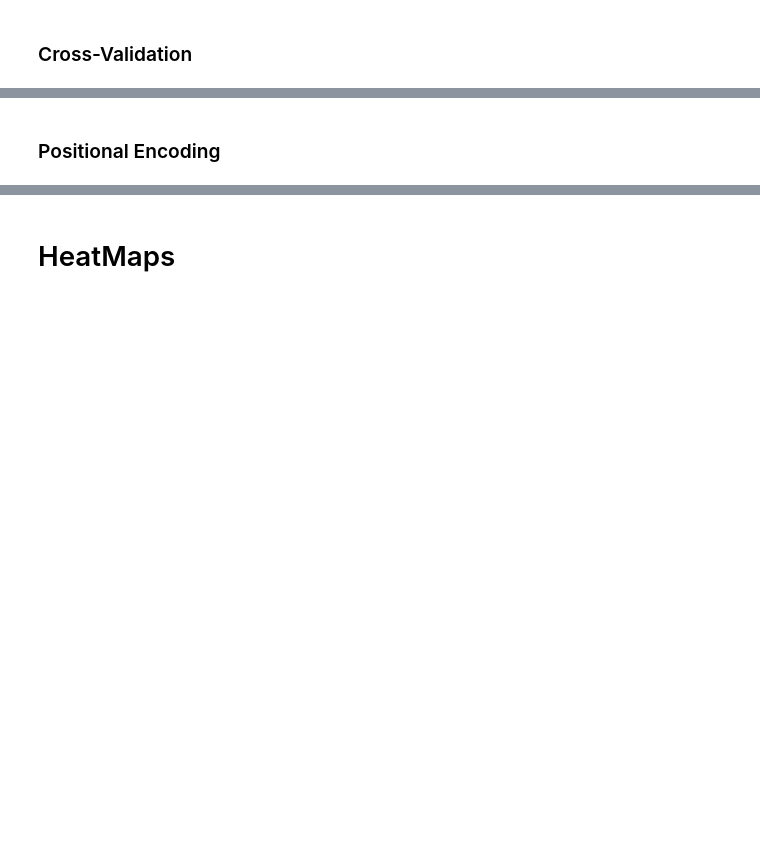
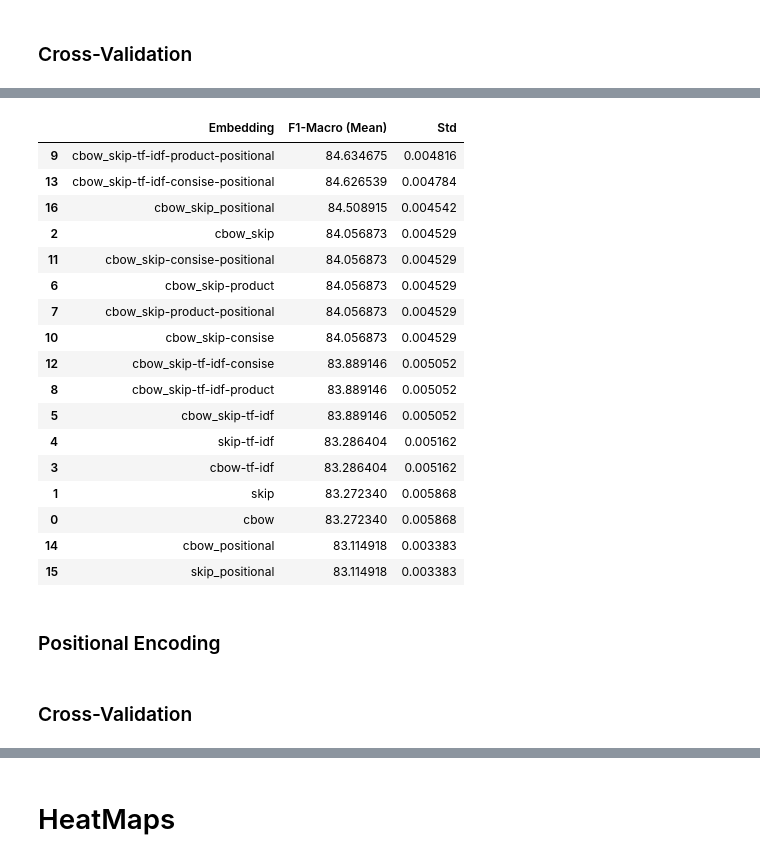
Before and after one commit to warSantos/ProjetoFinalNLP, a Jupyter notebook: EvaluateModels.ipynb, the cells around one changed output, grey strips where cells are left out. Cells and saved outputs as stored; diff of their text form; code cells hidden in the pictures; blank space fills up the shorter version.

```diff
--- a/EvaluateModels.ipynb
+++ b/EvaluateModels.ipynb
@@ -364,3 +413,29 @@ with open("outputs/scores_idf.json","w") as fd:
+# %%
+table = []
+for emb in dict_scores:
+    for clf in dict_scores[emb]:
+        table.append([emb, 100 * np.mean(dict_scores[emb][clf]["macro"]), np.std(dict_scores[emb][clf]["macro"])])
+sdf = pd.DataFrame(table, columns=["Embedding", "F1-Macro (Mean)", "Std"])
+sdf.sort_values(by=["F1-Macro (Mean)"], ascending=False)
+# %% [output]
+|  | Embedding | F1-Macro (Mean) | Std |
+| 9 | cbow_skip-tf-idf-product-positional | 84.634675 | 0.004816 |
+| 13 | cbow_skip-tf-idf-consise-positional | 84.626539 | 0.004784 |
+| 16 | cbow_skip_positional | 84.508915 | 0.004542 |
+| 2 | cbow_skip | 84.056873 | 0.004529 |
+| 11 | cbow_skip-consise-positional | 84.056873 | 0.004529 |
+| 6 | cbow_skip-product | 84.056873 | 0.004529 |
+| 7 | cbow_skip-product-positional | 84.056873 | 0.004529 |
+| 10 | cbow_skip-consise | 84.056873 | 0.004529 |
+| 12 | cbow_skip-tf-idf-consise | 83.889146 | 0.005052 |
+| 8 | cbow_skip-tf-idf-product | 83.889146 | 0.005052 |
+| 5 | cbow_skip-tf-idf | 83.889146 | 0.005052 |
+| 4 | skip-tf-idf | 83.286404 | 0.005162 |
+| 3 | cbow-tf-idf | 83.286404 | 0.005162 |
+| 1 | skip | 83.272340 | 0.005868 |
+| 0 | cbow | 83.272340 | 0.005868 |
+| 14 | cbow_positional | 83.114918 | 0.003383 |
+| 15 | skip_positional | 83.114918 | 0.003383 |
 # %% [markdown]
 ### Positional Encoding
 # %%
@@ -371 +447,3 @@ if MAKE_EMBEDDINGS:
     save_embs(dict_embs, "embeddings")
+# %% [markdown]
+### Cross-Validation
```
Also changed, not shown: parts of 29 cells of this notebook.
